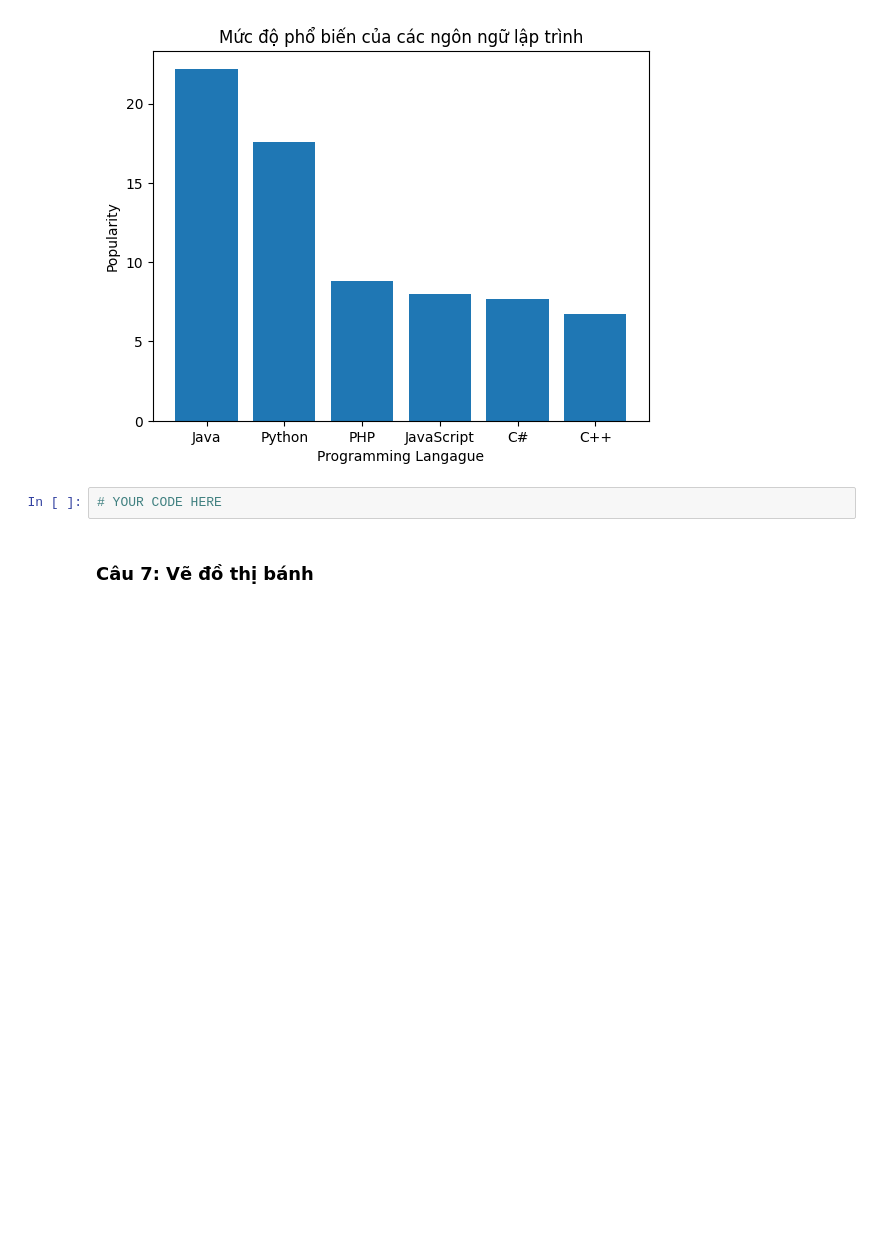
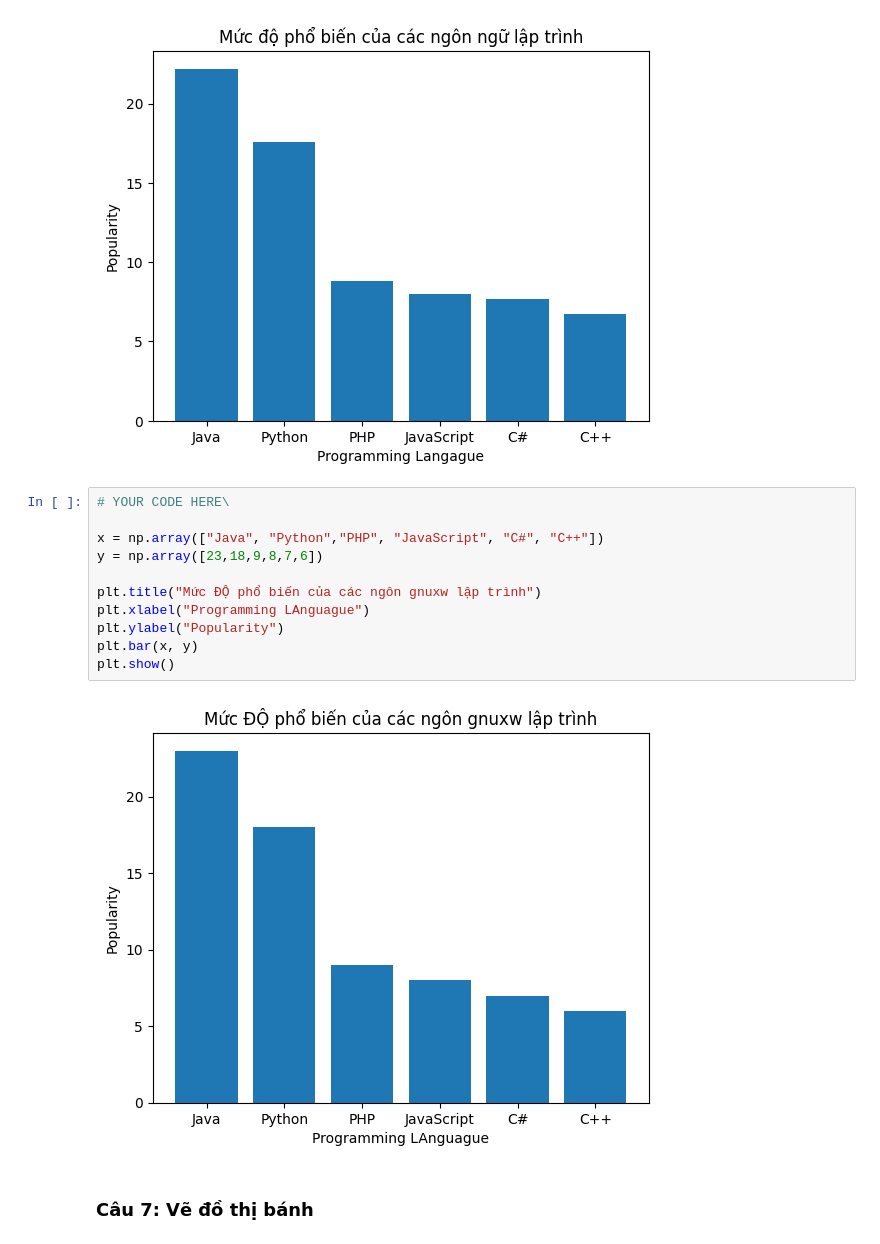
Before and after one commit to ur77ec17235/Computer-statistics_and_applications, a Jupyter notebook: week 2/tkud_lab02_ex (1).ipynb, the cells around one changed output. Saved outputs shown, nothing was run; the diff lists cells and outputs as text; blank space fills up the shorter version.

```diff
--- a/week 2/tkud_lab02_ex (1).ipynb
+++ b/week 2/tkud_lab02_ex (1).ipynb
@@ -222,8 +282,19 @@ Gợi ý: sử dụng hằng số pi và hàm sau:
 # This cell contains output. Don't remove!
 # %% [output]
 [figure]
-# %%
-# YOUR CODE HERE
+# %%
+# YOUR CODE HERE\
+
+x = np.array(["Java", "Python","PHP", "JavaScript", "C#", "C++"])
+y = np.array([23,18,9,8,7,6])
+
+plt.title("Mức ĐỘ phổ biến của các ngôn gnuxw lập trình")
+plt.xlabel("Programming LAnguague")
+plt.ylabel("Popularity")
+plt.bar(x, y)
+plt.show()
+# %% [output]
+[figure, added]
 # %% [markdown]
 ### Câu  7: Vẽ đồ thị bánh
 # %%
```
Also changed, not shown: parts of 7 cells of this notebook.
